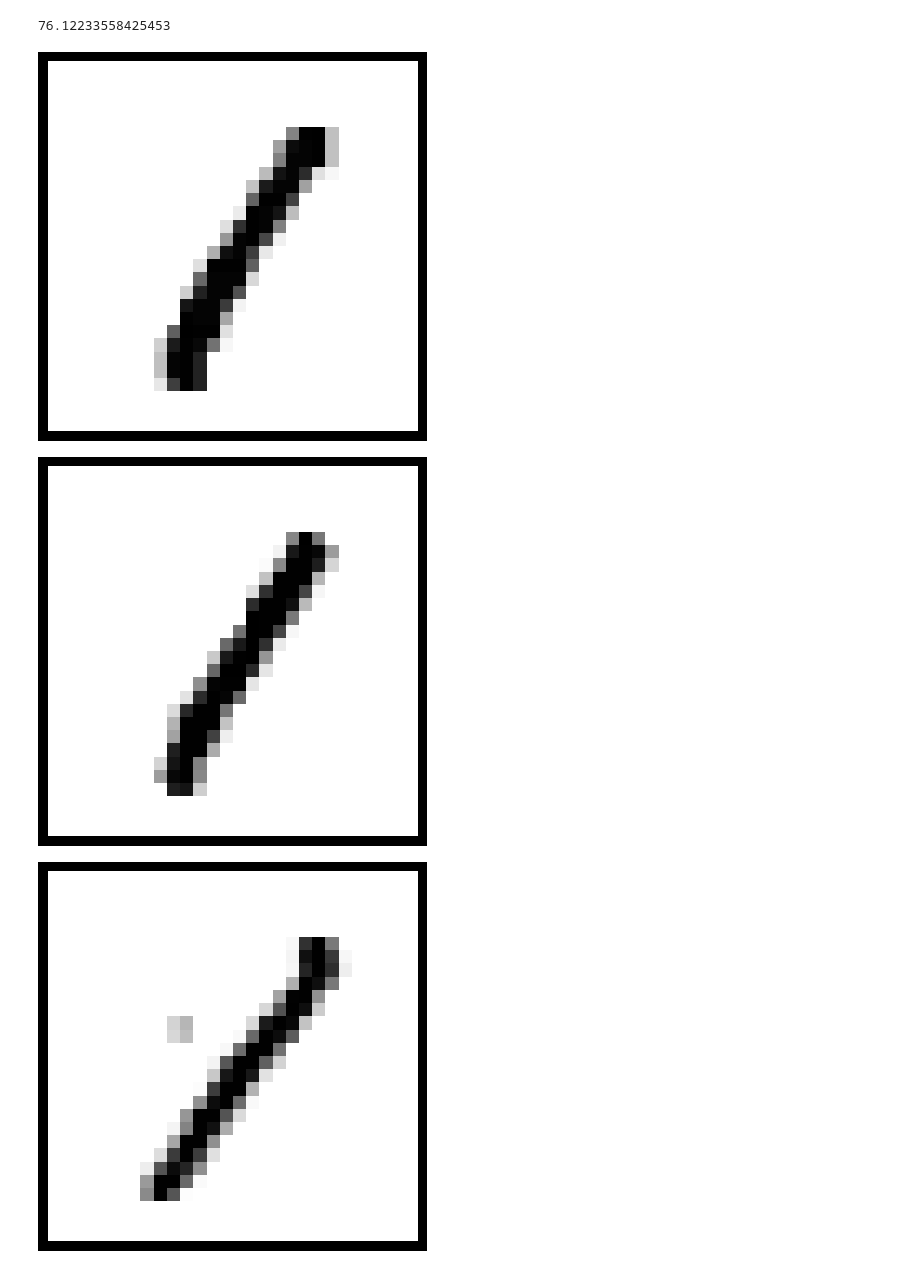
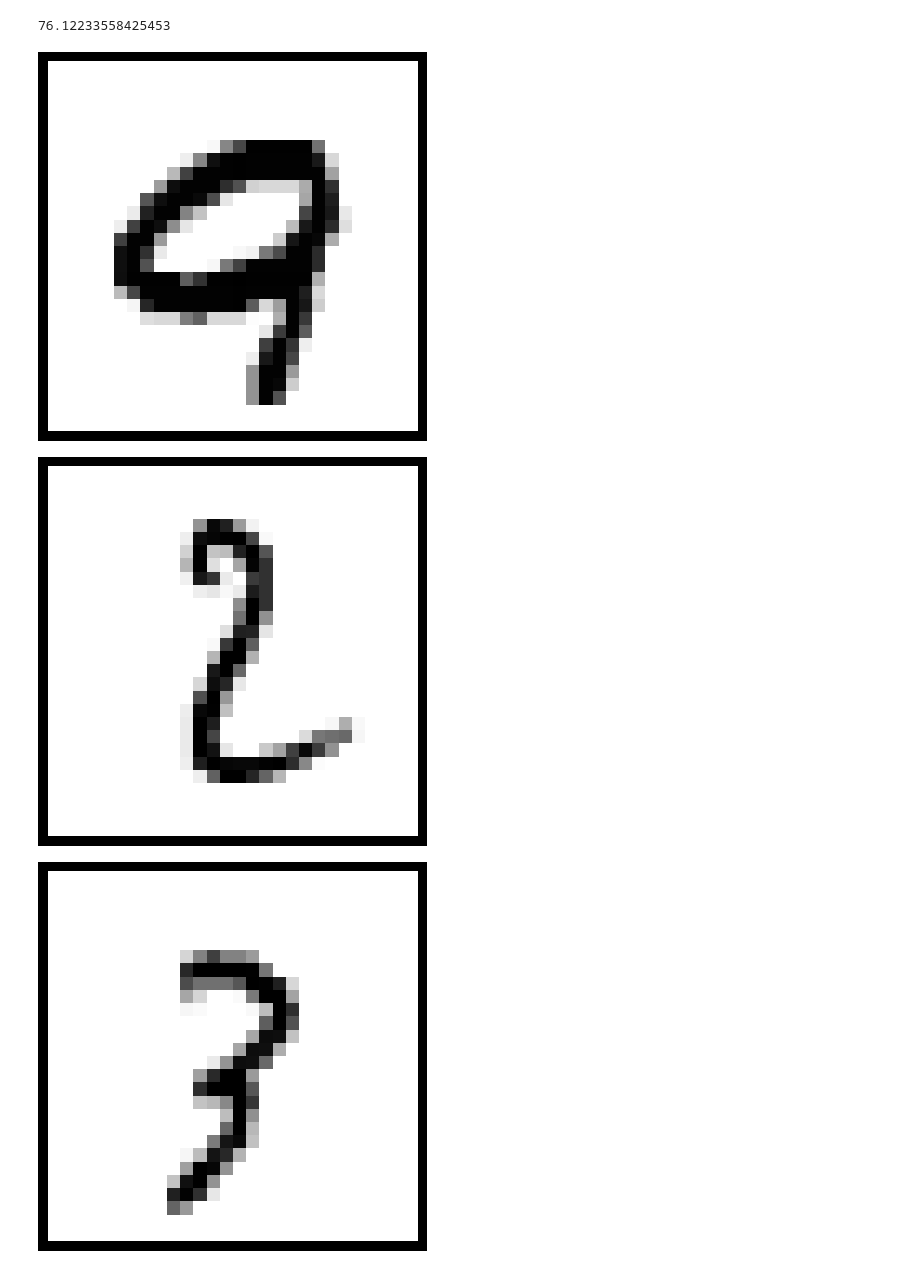
Before and after one commit to xuanxuanxuan-git/facelift, a Jupyter notebook: mnist_example.ipynb, the cells around one changed output. Cells and saved outputs as stored; diff of their text form; code cells hidden in the pictures.

```diff
--- a/mnist_example.ipynb
+++ b/mnist_example.ipynb
@@ -57,8 +58,9 @@ data_path = "utils/mnist_data/mnist_train.csv"
 
 train_data = pd.read_csv(data_path,
                         delimiter=",", header=None, dtype=np.uint8)
-# train_imgs = train_data.iloc[:, 1:]/255   # divide by 255 only for model prediction
-train_imgs = train_data.iloc[:, 1:]
+train_imgs = train_data.iloc[:, 1:]/255   # divide by 255 only for model prediction
+train_imgs = train_imgs.astype("float32")
+# train_imgs = train_data.iloc[:, 1:]
 train_labels = np.asarray(train_data.iloc[:, :1][0])
 # %%
 # subsample the original dataset, each digit has 1000 instances rather than 5000-6000
@@ -490,23 +493,22 @@ node index:  3977
 # %% [output]
 76.12233558425453
 # %%
-# for k in res.keys():
-#     for k2 in res[k].keys():
-#         plot_digits(res[k][k2], '-'.join(map(str, [k, k2])))
-
+# Plot single digit instance without the border.
 # 7
 img_indices = [2, 5292, 1462, 5100, 3977, 626]
 # 4
 img_indices = [2, 16, 5815, 2458, 2581]
 # alternative paths
 # img_indices = [6326, 2019, 2857, 6684]
+img_indices = [3653, 1572, 8012, 1088, 822, 5254, 1614, 1031, 9676]
+
 for img_idx in img_indices:
     digit1 = np.array(X.iloc[img_idx, :])
     fig, ax = plt.subplots()
     ax.set_axis_off()
     ax.imshow(digit1.reshape(28,28), cmap=plt.cm.gray_r, interpolation=None)
-    plt.savefig(f'figures/digit_id_{img_idx}.pdf', dpi=300)
+    plt.savefig(f'../face-main/figures/digit_id_{img_idx}.pdf', dpi=300)
 # %% [output]
-[figure, old version]
+[figure, new version]
-[figure, old version]
+[figure, new version]
-[figure, old version]
+[figure, new version]
```
Also changed, not shown: parts of 15 cells of this notebook.
